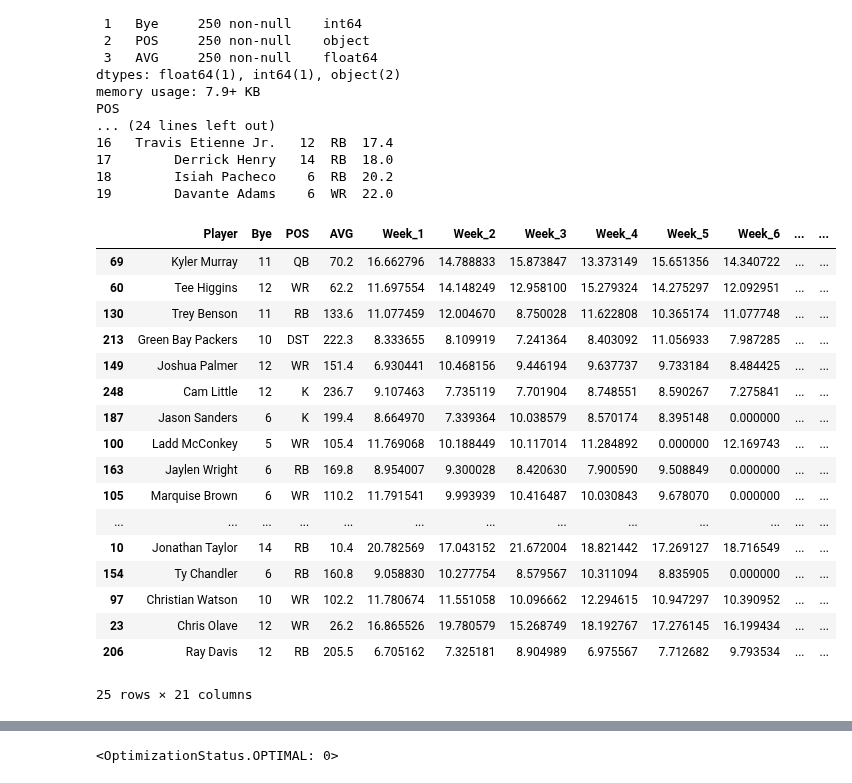
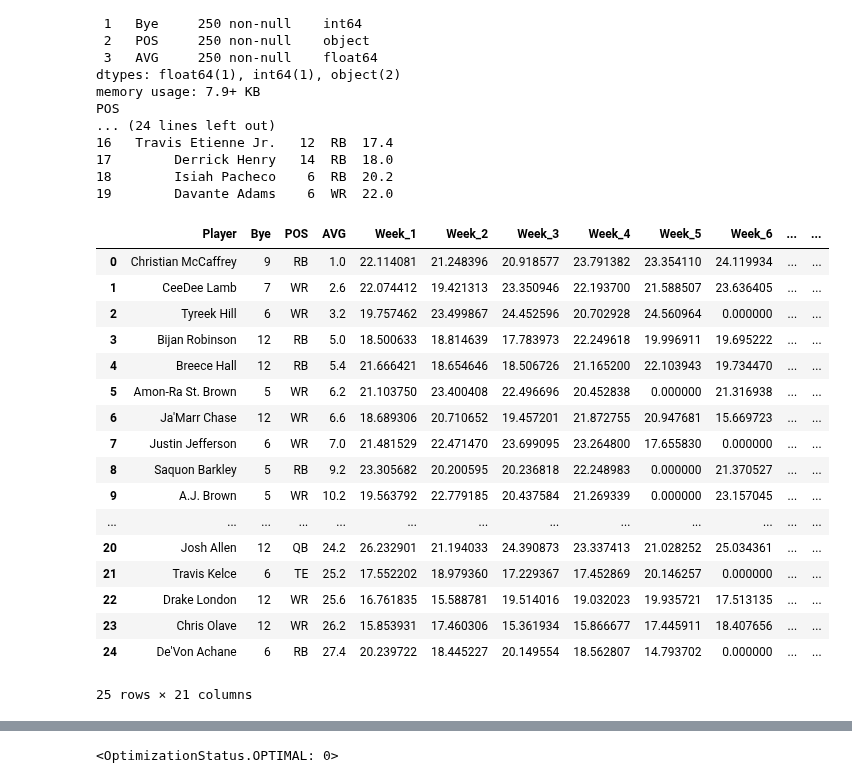
Before and after one commit to alexk2206/Data_Driven_Fantasy_Football, a Jupyter notebook: re_creation.ipynb, the cells around one changed output, grey strips where cells are left out. Drawn from its saved outputs; the diff is of its cells as text; code cells hidden in the pictures.

```diff
--- a/re_creation.ipynb
+++ b/re_creation.ipynb
@@ -52,50 +52,50 @@ weekly_columns = [f"Week_{i+1}" for i in range(number_of_weeks)]
 # Skalierungsfunktion
 def final_projection_base(avg, pos, max_val=22, min_val=7, k=50, c=1.5):
     base = min_val + (max_val - min_val) * (1 / (1 + (avg / k) ** c))
     if pos == "QB":
         base += 4  # QB-Bonus
     return base
 
 final_projections = []
 for _, row in df_small.iterrows():
     base_score = final_projection_base(row['AVG'], row['POS'])
 
     # Erstellen der weekly projections
     weekly_proj = []
     for week in range(number_of_weeks):
         # Überprüfen, ob die aktuelle Woche (week + 1) mit der Bye-Woche des Spielers übereinstimmt
         if (week + 1) == row['Bye']:  # Woche des Spielers = Bye-Woche?
             weekly_proj.append(0.0)  # Projektion auf 0 setzen
         else:
             weekly_proj.append(base_score + np.random.normal(0, base_score * 0.1))  # Zufällige Variation
 
     final_projections.append(weekly_proj)
 
 # Projektionen in DataFrame einfügen
 f = df_small[["Player", "Bye", "POS", "AVG"]].copy()
 for i, col in enumerate(weekly_columns):
     f[col] = [proj[i] for proj in final_projections]
 
 # Zeige eine zufällige Stichprobe der ersten 25 Zeilen
-f.sample(25)
+f.head(25)
 # %% [output]
 |  | Player | Bye | POS | AVG | Week_1 | Week_2 | Week_3 | Week_4 | Week_5 | Week_6 | ... | ... |
-| 69 | Kyler Murray | 11 | QB | 70.2 | 16.662796 | 14.788833 | 15.873847 | 13.373149 | 15.651356 | 14.340722 | ... | ... |
-| 60 | Tee Higgins | 12 | WR | 62.2 | 11.697554 | 14.148249 | 12.958100 | 15.279324 | 14.275297 | 12.092951 | ... | ... |
-| 130 | Trey Benson | 11 | RB | 133.6 | 11.077459 | 12.004670 | 8.750028 | 11.622808 | 10.365174 | 11.077748 | ... | ... |
-| 213 | Green Bay Packers | 10 | DST | 222.3 | 8.333655 | 8.109919 | 7.241364 | 8.403092 | 11.056933 | 7.987285 | ... | ... |
-| 149 | Joshua Palmer | 12 | WR | 151.4 | 6.930441 | 10.468156 | 9.446194 | 9.637737 | 9.733184 | 8.484425 | ... | ... |
-| 248 | Cam Little | 12 | K | 236.7 | 9.107463 | 7.735119 | 7.701904 | 8.748551 | 8.590267 | 7.275841 | ... | ... |
-| 187 | Jason Sanders | 6 | K | 199.4 | 8.664970 | 7.339364 | 10.038579 | 8.570174 | 8.395148 | 0.000000 | ... | ... |
-| 100 | Ladd McConkey | 5 | WR | 105.4 | 11.769068 | 10.188449 | 10.117014 | 11.284892 | 0.000000 | 12.169743 | ... | ... |
-| 163 | Jaylen Wright | 6 | RB | 169.8 | 8.954007 | 9.300028 | 8.420630 | 7.900590 | 9.508849 | 0.000000 | ... | ... |
-| 105 | Marquise Brown | 6 | WR | 110.2 | 11.791541 | 9.993939 | 10.416487 | 10.030843 | 9.678070 | 0.000000 | ... | ... |
+| 0 | Christian McCaffrey | 9 | RB | 1.0 | 22.114081 | 21.248396 | 20.918577 | 23.791382 | 23.354110 | 24.119934 | ... | ... |
+| 1 | CeeDee Lamb | 7 | WR | 2.6 | 22.074412 | 19.421313 | 23.350946 | 22.193700 | 21.588507 | 23.636405 | ... | ... |
+| 2 | Tyreek Hill | 6 | WR | 3.2 | 19.757462 | 23.499867 | 24.452596 | 20.702928 | 24.560964 | 0.000000 | ... | ... |
+| 3 | Bijan Robinson | 12 | RB | 5.0 | 18.500633 | 18.814639 | 17.783973 | 22.249618 | 19.996911 | 19.695222 | ... | ... |
+| 4 | Breece Hall | 12 | RB | 5.4 | 21.666421 | 18.654646 | 18.506726 | 21.165200 | 22.103943 | 19.734470 | ... | ... |
+| 5 | Amon-Ra St. Brown | 5 | WR | 6.2 | 21.103750 | 23.400408 | 22.496696 | 20.452838 | 0.000000 | 21.316938 | ... | ... |
+| 6 | Ja'Marr Chase | 12 | WR | 6.6 | 18.689306 | 20.710652 | 19.457201 | 21.872755 | 20.947681 | 15.669723 | ... | ... |
+| 7 | Justin Jefferson | 6 | WR | 7.0 | 21.481529 | 22.471470 | 23.699095 | 23.264800 | 17.655830 | 0.000000 | ... | ... |
+| 8 | Saquon Barkley | 5 | RB | 9.2 | 23.305682 | 20.200595 | 20.236818 | 22.248983 | 0.000000 | 21.370527 | ... | ... |
+| 9 | A.J. Brown | 5 | WR | 10.2 | 19.563792 | 22.779185 | 20.437584 | 21.269339 | 0.000000 | 23.157045 | ... | ... |
 | ... | ... | ... | ... | ... | ... | ... | ... | ... | ... | ... | ... | ... |
-| 10 | Jonathan Taylor | 14 | RB | 10.4 | 20.782569 | 17.043152 | 21.672004 | 18.821442 | 17.269127 | 18.716549 | ... | ... |
-| 154 | Ty Chandler | 6 | RB | 160.8 | 9.058830 | 10.277754 | 8.579567 | 10.311094 | 8.835905 | 0.000000 | ... | ... |
-| 97 | Christian Watson | 10 | WR | 102.2 | 11.780674 | 11.551058 | 10.096662 | 12.294615 | 10.947297 | 10.390952 | ... | ... |
-| 23 | Chris Olave | 12 | WR | 26.2 | 16.865526 | 19.780579 | 15.268749 | 18.192767 | 17.276145 | 16.199434 | ... | ... |
-| 206 | Ray Davis | 12 | RB | 205.5 | 6.705162 | 7.325181 | 8.904989 | 6.975567 | 7.712682 | 9.793534 | ... | ... |
+| 20 | Josh Allen | 12 | QB | 24.2 | 26.232901 | 21.194033 | 24.390873 | 23.337413 | 21.028252 | 25.034361 | ... | ... |
+| 21 | Travis Kelce | 6 | TE | 25.2 | 17.552202 | 18.979360 | 17.229367 | 17.452869 | 20.146257 | 0.000000 | ... | ... |
+| 22 | Drake London | 12 | WR | 25.6 | 16.761835 | 15.588781 | 19.514016 | 19.032023 | 19.935721 | 17.513135 | ... | ... |
+| 23 | Chris Olave | 12 | WR | 26.2 | 15.853931 | 17.460306 | 15.361934 | 15.866677 | 17.445911 | 18.407656 | ... | ... |
+| 24 | De'Von Achane | 6 | RB | 27.4 | 20.239722 | 18.445227 | 20.149554 | 18.562807 | 14.793702 | 0.000000 | ... | ... |
 25 rows × 21 columns
 # %%
 week_cols = [col for col in f.columns if col.startswith("Week_")]
```
Also changed, not shown: parts of 6 cells of this notebook.
